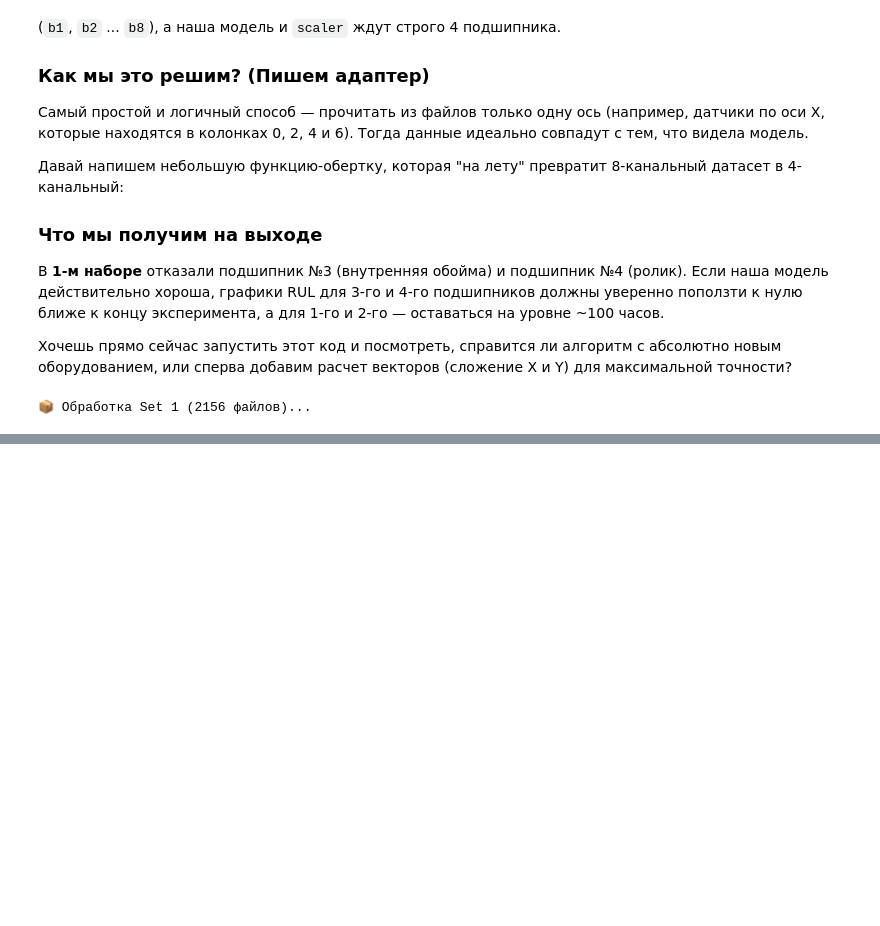
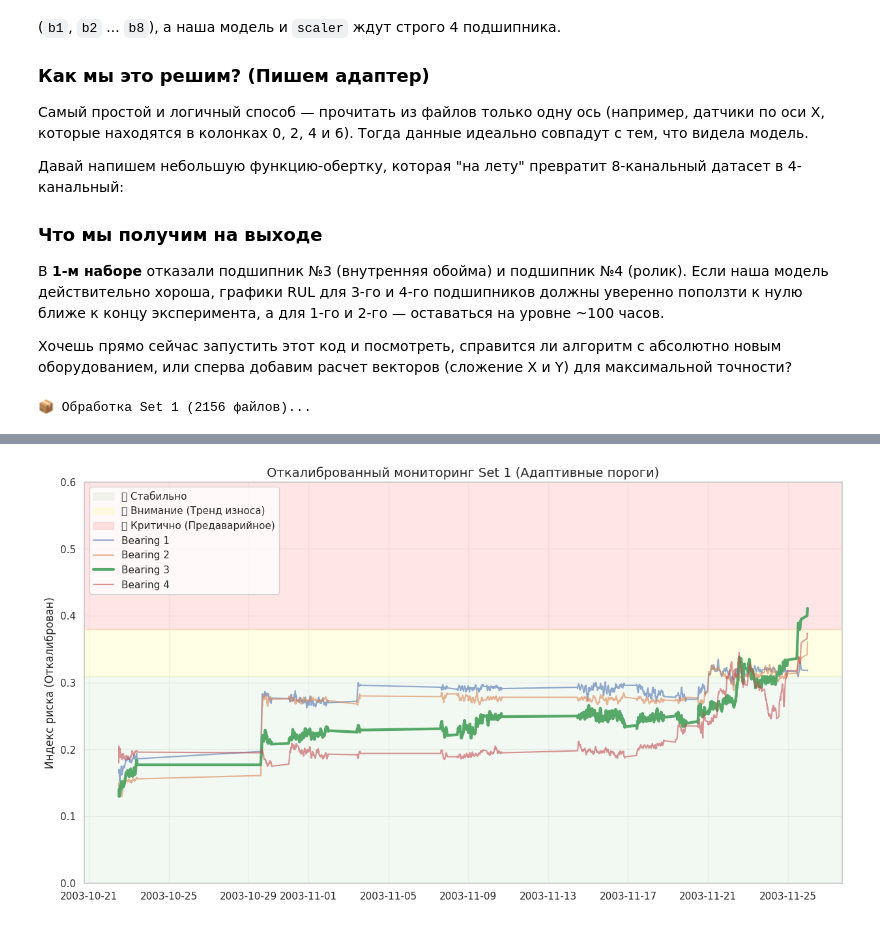
Before and after one commit to czeberyak/industrial-health-index-pdm, a Jupyter notebook: notebooks/BearingHealth Predictor.ipynb, the cells around one changed output, grey strips where cells are left out. Saved outputs shown, nothing was run; the diff lists cells and outputs as text; code cells hidden in the pictures; blank space fills up the shorter version.

```diff
--- a/notebooks/BearingHealth Predictor.ipynb
+++ b/notebooks/BearingHealth Predictor.ipynb
@@ -617,0 +1086,29 @@ plot_set1_predictions_fixed(df_test1, model, scaler)
+# %%
+plt.figure(figsize=(15, 8))
+
+# --- НОВЫЕ АДАПТИВНЫЕ ПОРОГИ ---
+# На основе твоего графика: 0.25 - граница шума, 0.35 - начало деградации
+ZONE_STABLE = 0.31
+ZONE_WARNING = 0.38
+
+plt.axhspan(0, ZONE_STABLE, color='green', alpha=0.05, label='🟢 Стабильно')
+plt.axhspan(ZONE_STABLE, ZONE_WARNING, color='yellow', alpha=0.1, label='🟡 Внимание (Тренд износа)')
+plt.axhspan(ZONE_WARNING, 1.0, color='red', alpha=0.1, label='🔴 Критично (Предаварийное)')
+
+# Отрисовка линий
+for rep in reports:
+    # Делаем Bearing 3 более заметным
+    alpha = 1.0 if rep['bearing'] == 'Bearing 3' else 0.6
+    lw = 3 if rep['bearing'] == 'Bearing 3' else 1.5
+
+    plt.plot(df_test1['timestamp'], rep['risk_history'],
+             label=rep['bearing'], linewidth=lw, alpha=alpha)
+
+plt.title('Откалиброванный мониторинг Set 1 (Адаптивные пороги)', fontsize=14)
+plt.ylabel('Индекс риска (Откалиброван)', fontsize=12)
+plt.ylim(0, 0.6) # Ограничим ось Y, чтобы лучше видеть динамику
+plt.legend(loc='upper left')
+plt.grid(True, alpha=0.2)
+plt.show()
+# %% [output]
+[figure, added]
```
Also changed, not shown: parts of 18 cells of this notebook, 3 other files.
